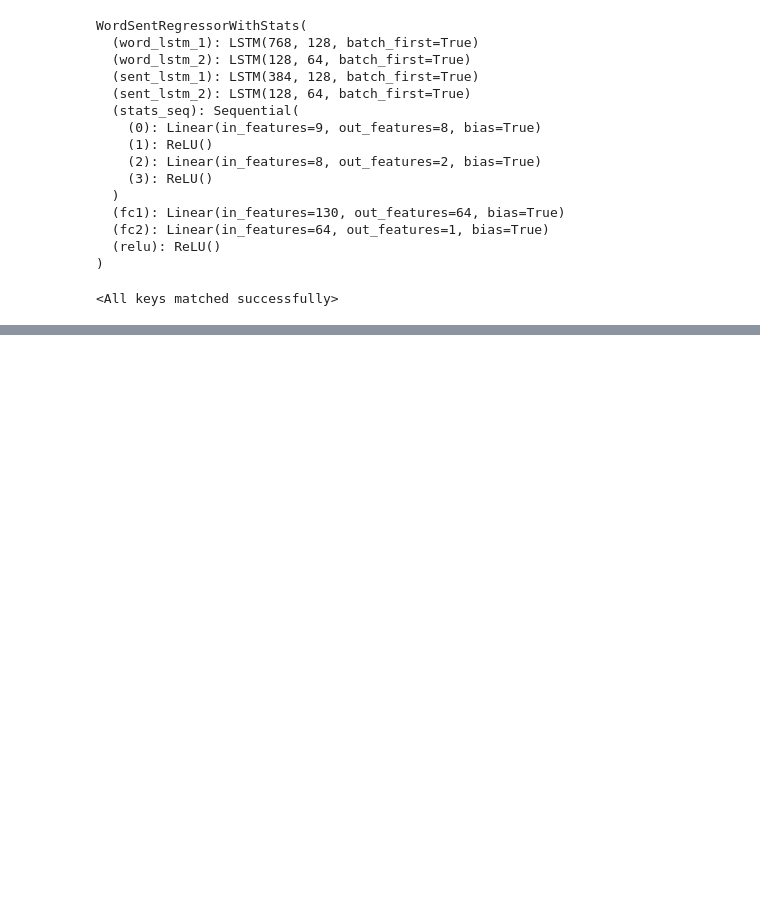
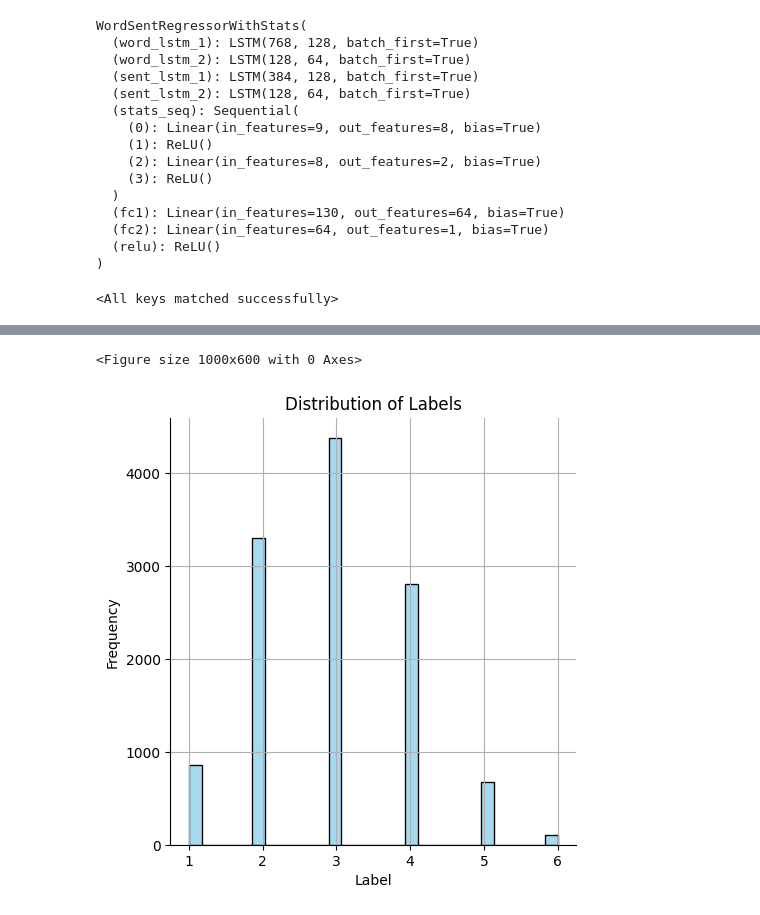
Before and after one commit to giridharmunagala/essay_scoring, a Jupyter notebook: stats_plus_dl_model.ipynb, the cells around one changed output, grey strips where cells are left out. Cells and saved outputs as stored; diff of their text form; code cells hidden in the pictures; blank space fills up the shorter version.

```diff
--- a/stats_plus_dl_model.ipynb
+++ b/stats_plus_dl_model.ipynb
@@ -242,0 +266,15 @@ tensor(2., device='cuda:0')
+# %%
+# Looks like label 6.0 has more errors is it because of data imbalance?
+# Plotting the distribution of the labels
+import seaborn as sns
+import matplotlib.pyplot as plt
+plt.figure(figsize=(10, 6))
+sns.displot(train_predictions_df['labels'].apply(lambda x: int(x)), color='skyblue')
+plt.title('Distribution of Labels')
+plt.xlabel('Label')
+plt.ylabel('Frequency')
+plt.grid(True)
+plt.show()
+# %% [output]
+<Figure size 1000x600 with 0 Axes>
+[figure, added]
```
Also changed, not shown: parts of 37 cells of this notebook, 2 other files.
